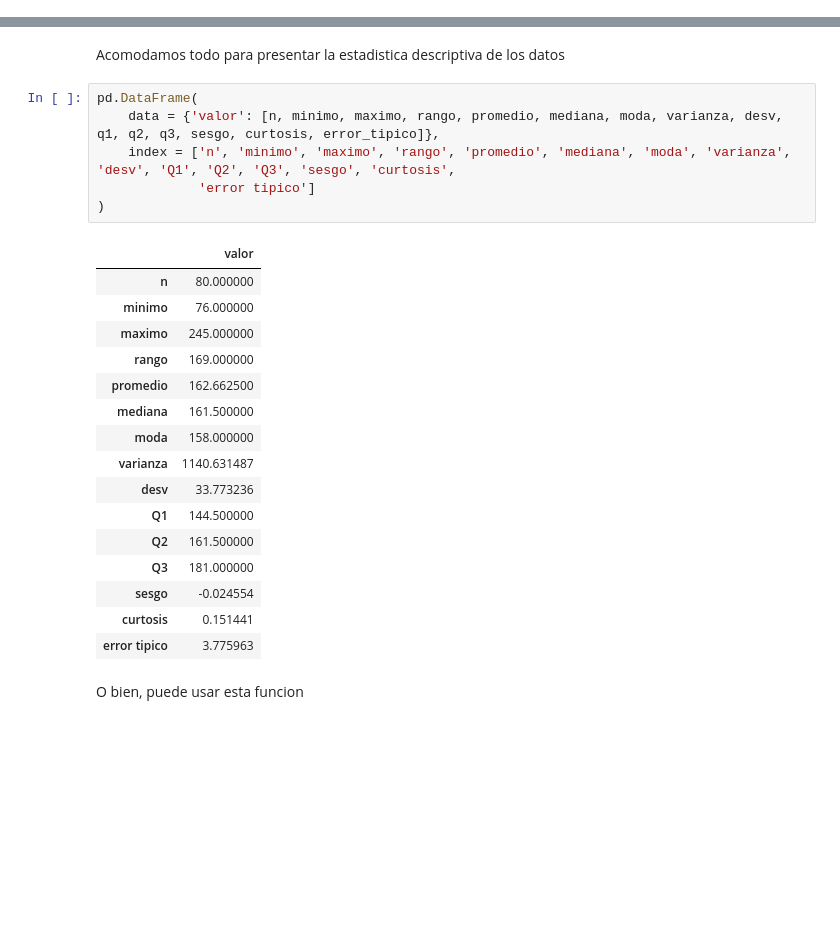
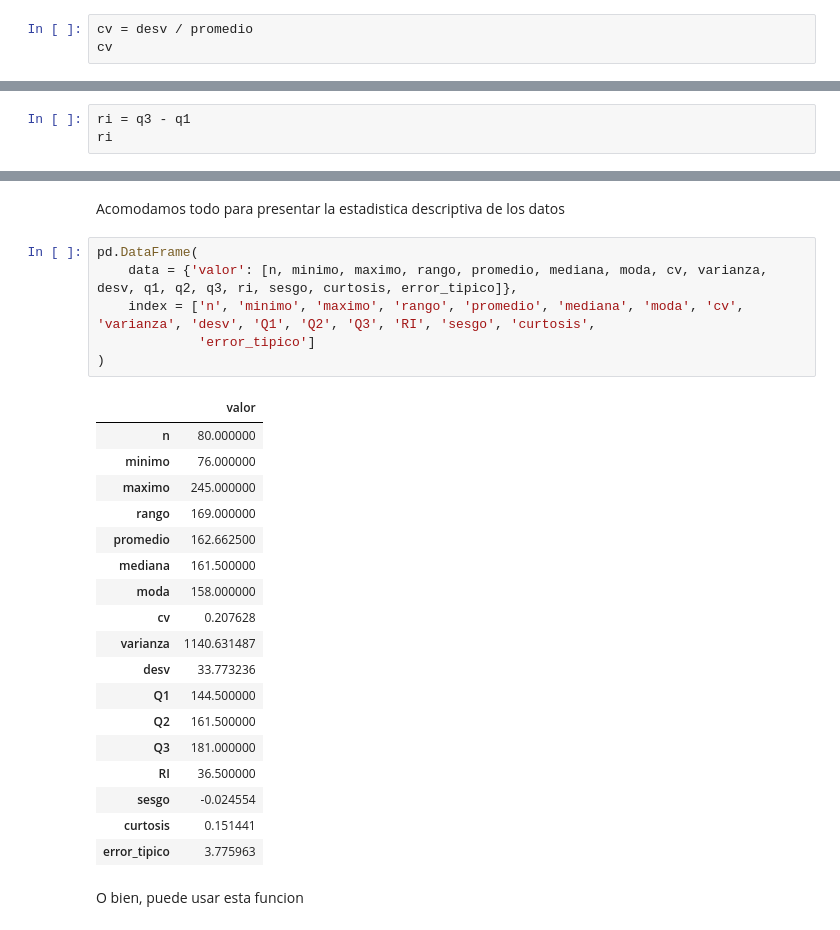
Before and after one commit to Pmz94/data-science, a Jupyter notebook: estadistica_descriptiva.ipynb, the cells around one changed output, grey strips where cells are left out. Saved outputs shown, nothing was run; the diff lists cells and outputs as text; blank space fills up the shorter version.

```diff
--- a/estadistica_descriptiva.ipynb
+++ b/estadistica_descriptiva.ipynb
@@ -113,0 +130,3 @@ desv
+# %%
+cv = desv / promedio
+cv
@@ -148,0 +172,3 @@ q1, q2, q3
+# %%
+ri = q3 - q1
+ri
@@ -258,27 +285,29 @@ st.sem(x)
 Acomodamos todo para presentar la estadistica descriptiva de los datos
 # %%
 pd.DataFrame(
-	data = {'valor': [n, minimo, maximo, rango, promedio, mediana, moda, varianza, desv, q1, q2, q3, sesgo, curtosis, error_tipico]},
-	index = ['n', 'minimo', 'maximo', 'rango', 'promedio', 'mediana', 'moda', 'varianza', 'desv', 'Q1', 'Q2', 'Q3', 'sesgo', 'curtosis',
-			 'error tipico']
+	data = {'valor': [n, minimo, maximo, rango, promedio, mediana, moda, cv, varianza, desv, q1, q2, q3, ri, sesgo, curtosis, error_tipico]},
+	index = ['n', 'minimo', 'maximo', 'rango', 'promedio', 'mediana', 'moda', 'cv', 'varianza', 'desv', 'Q1', 'Q2', 'Q3', 'RI', 'sesgo', 'curtosis',
+			 'error_tipico']
 )
 # %% [output]
 |  | valor |
 | n | 80.000000 |
 | minimo | 76.000000 |
 | maximo | 245.000000 |
 | rango | 169.000000 |
 | promedio | 162.662500 |
 | mediana | 161.500000 |
 | moda | 158.000000 |
+| cv | 0.207628 |
 | varianza | 1140.631487 |
 | desv | 33.773236 |
 | Q1 | 144.500000 |
 | Q2 | 161.500000 |
 | Q3 | 181.000000 |
+| RI | 36.500000 |
 | sesgo | -0.024554 |
 | curtosis | 0.151441 |
-| error tipico | 3.775963 |
+| error_tipico | 3.775963 |
 # %% [markdown]
 O bien, puede usar esta funcion
 # %%
```
Also changed, not shown: parts of 29 cells of this notebook, 2 other files.
